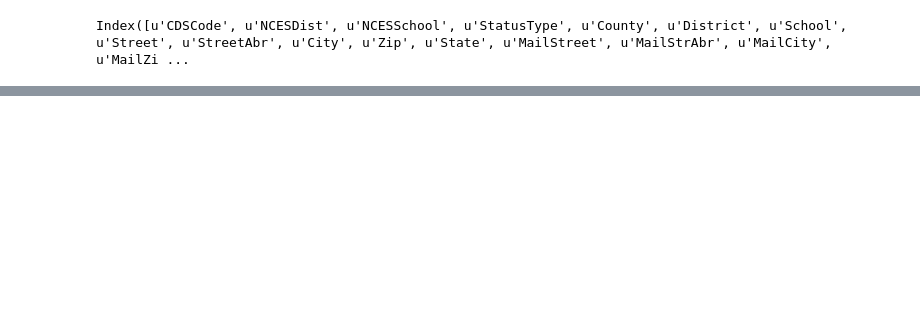
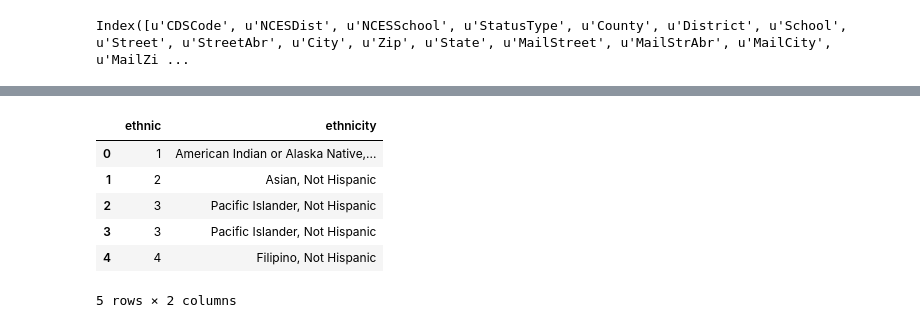
Before and after one commit to PaulAYoung/WWOD-final-project, a Jupyter notebook: notebooks/enrollmment.ipynb, the cells around one changed output, grey strips where cells are left out. Drawn from its saved outputs; the diff is of its cells as text; code cells hidden in the pictures; blank space fills up the shorter version.

```diff
--- a/notebooks/enrollmment.ipynb
+++ b/notebooks/enrollmment.ipynb
@@ -32,3 +43,26 @@ enrollment.head()
+# %%
+ethnicity_map = {
+    0: "Other",
+    1: "American Indian or Alaska Native, Not Hispanic",
+    2: "Asian, Not Hispanic",
+    3: "Pacific Islander, Not Hispanic",
+    4: "Filipino, Not Hispanic",
+    5: "Hispanic or Latino",
+    6: "African American, not Hispanic",
+    7: "White, not Hispanic",
+    8: "Other",
+    9: "Other"
+}
+enrollment["ethnicity"] = enrollment.ethnic.apply(lambda e: ethnicity_map[e])
+enrollment[["ethnic", "ethnicity"]].head()
+# %% [output]
+|  | ethnic | ethnicity |
+| 0 | 1 | American Indian or Alaska Native,... |
+| 1 | 2 | Asian, Not Hispanic |
+| 2 | 3 | Pacific Islander, Not Hispanic |
+| 3 | 3 | Pacific Islander, Not Hispanic |
+| 4 | 4 | Filipino, Not Hispanic |
+5 rows × 2 columns
 # %%
 def get_year(filename):
     yr = int(filename[8:10])
```
Also changed, not shown: parts of 18 cells of this notebook, 7 other files.
